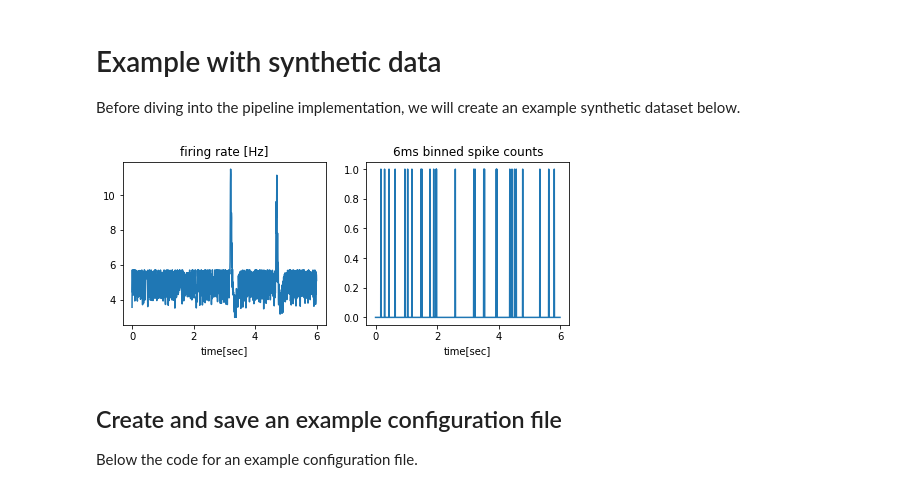
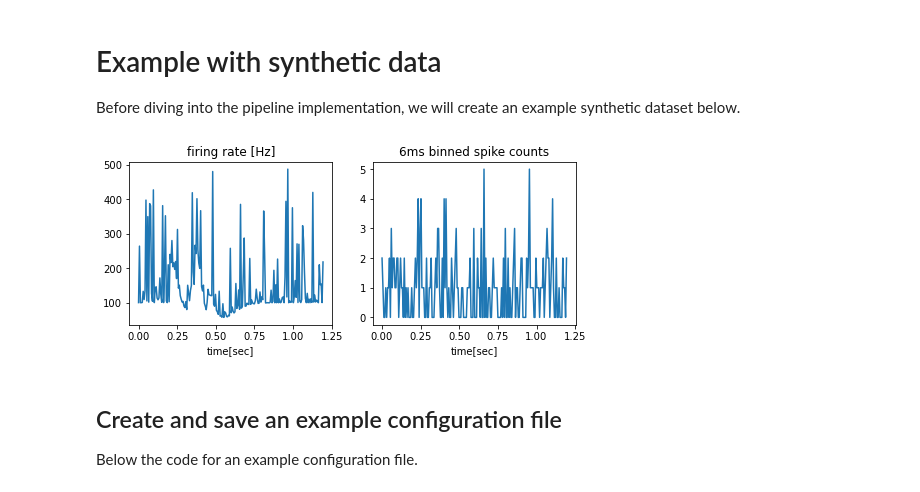
Before and after one commit to BalzaniEdoardo/PGAM, a Jupyter notebook: Standardized_PGAM_Fit_with_examples.ipynb, the cells around one changed output. Cells and saved outputs as stored; diff of their text form; code cells hidden in the pictures.

Commit message:
extended the compatibility of the post proc to 2D resps

```diff
--- a/Standardized_PGAM_Fit_with_examples.ipynb
+++ b/Standardized_PGAM_Fit_with_examples.ipynb
@@ -165,19 +183,20 @@ import pandas as pd
 from post_processing import postprocess_results
 import scipy.stats as sts
 
+
 # flag if you want to save the in-silico data
 save_output = True
 
 ## inputs parameters
-num_events = 600
-time_points = 10 ** 5  # 10 mins at 0.006 second resolution
-rate = 5. * 0.006  # Hz rate of the final kernel
+num_events = 50
+time_points = int(0.5 * 10 ** 4)  # 30 sec at 0.006 second resolution
+rate = 150. * 0.006  # Hz rate of the final kernel
 variance = 5.  # variance of input (modeled to be Gaussian)
 int_knots_num = 20  # num of internal knots for the spline basis
 order = 4  # spline order
 
 ## trial_ids: numpy.array of dim T, trial ids associated to each time point, assume 200 trials
-trial_ids = np.repeat(np.arange(200),time_points//200)
+trial_ids = np.repeat(np.arange(2), time_points // 2)
 
 ## create event (temporal) input
 idx = np.random.choice(np.arange(time_points), num_events, replace=False)
@@ -185,96 +204,93 @@ events = np.zeros(time_points)
 events[idx] = 1
 
 ## create continous (spatial) variables (spatial_var will drive the neuron, nuisance_var will not drive the neuron)
-cov = np.array([[1, 0.5],[0.5,1]])
-rv = sts.multivariate_normal(mean=[0, 0], cov= variance * cov)
+cov = np.array([[1, 0.], [0., 1]])
+rv = sts.multivariate_normal(mean=[0, 0], cov=variance * cov)
 samp = rv.rvs(time_points)
 spatial_var_x = samp[:, 0]
-spatial_var_y = np.random.normal(size=time_points)
+spatial_var_y = np.sqrt(5)*np.random.normal(size=time_points)
 nuisance_var = samp[:, 1]
 
 # truncate inputs to avoid jumps in the resp function
 sele_idx = (np.abs(spatial_var_x) < 5) & (np.abs(spatial_var_y) < 5)
-spatial_var_x = spatial_var[sele_idx]
+spatial_var_x = spatial_var_x[sele_idx]
+spatial_var_y = spatial_var_y[sele_idx]
+
 nuisance_var = nuisance_var[sele_idx]
-sele_idx = np.abs(spatial_var_x) < 5
-while (spatial_var_x.shape[0] < time_points) or\
+while (spatial_var_x.shape[0] < time_points) or \
         (spatial_var_y.shape[0] < time_points):
-    tmpX = rv.rvs(10 ** 4)
-    tmpY = np.random.normal(10 ** 4)
+    tmpX = rv.rvs(time_points)
+    tmpY = np.random.normal(size=time_points)
     sele_idx = (np.abs(tmpX[:, 0]) < 5) & (np.abs(tmpY) < 5)
     tmpX = tmpX[sele_idx, :]
-    tmpY = tmpY[sele_idx, :]
+    tmpY = tmpY[sele_idx]
     spatial_var_x = np.hstack((spatial_var_x, tmpX[:, 0]))
     nuisance_var = np.hstack((nuisance_var, tmpX[:, 1]))
-    spatial_var_y = np.hstack((spatial_var_y, tmpY[:, 0]))
+    spatial_var_y = np.hstack((spatial_var_y, tmpY))
 
-    spatial_var_x = spatial_var[:time_points]
-    spatial_var_y = spatial_var[:time_points]
+    spatial_var_x = spatial_var_x[:time_points]
+    spatial_var_y = spatial_var_y[:time_points]
     nuisance_var = nuisance_var[:time_points]
 
 # create a response function (for ground-truth)
-knots = np.hstack(([-5]*3, np.linspace(-5,5,8),[5]*3))
-sts.multivariate_normal(0,1,)
-# beta = np.arange(10)
-# beta = beta / np.linalg.norm(beta)
-# beta = np.hstack((beta[5:], beta[:5][::-1]))
-# resp_func = lambda x : np.dot(gdh.splineDesign(knots, x, order, der=0),beta)
+knots = np.hstack(([-5] * 3, np.linspace(-5, 5, 8), [5] * 3))
+resp_func = lambda X1,X2: sts.multivariate_normal(mean=[0,0], cov=cov).pdf(np.array([X1,X2]).T)*10.
 
-filter_used_conv = sts.gamma.pdf(np.linspace(0,20,100),a=2) - sts.gamma.pdf(np.linspace(0,20,100),a=5)
-filter_used_conv = np.hstack((np.zeros(101),filter_used_conv))*2
+filter_used_conv = sts.gamma.pdf(np.linspace(0, 20, 100), a=2) - sts.gamma.pdf(np.linspace(0, 20, 100), a=5)
+filter_used_conv = np.hstack((np.zeros(101), filter_used_conv)) * 2
 
-
-# mean of the spike counts depending on spatial_var and events
-log_mu0 = resp_func(spatial_var)
+# # mean of the spike counts depending on spatial_var and events
+log_mu0 = resp_func(spatial_var_x, spatial_var_y)
 for tr in np.unique(trial_ids):
     log_mu0[trial_ids == tr] = log_mu0[trial_ids == tr] + np.convolve(events[trial_ids == tr],
                                                                       filter_used_conv, mode='same')
 
 # adjust mean rate
-const = np.log(np.mean(np.exp(log_mu0)) / rate)
-log_mu0 = log_mu0 - const
+scale = np.log(np.mean(np.exp(log_mu0)) / rate)
+log_mu0 = log_mu0 - scale
 
 # generate spikes
 spk_counts = np.random.poisson(np.exp(log_mu0))
 
 # plot the firing rate and the spike counts generated
-plt.figure(figsize=(8,3))
+plt.figure(figsize=(8, 3))
 plt.subplot(121)
-plt.plot(np.arange(1000) * 0.006, np.exp(log_mu0)[:1000]/0.006)
+plt.plot(np.arange(200) * 0.006, np.exp(log_mu0)[:200] / 0.006)
 plt.title('firing rate [Hz]')
 plt.xlabel('time[sec]')
 
 plt.subplot(122)
-plt.plot(np.arange(1000) * 0.006, spk_counts[:1000])
+plt.plot(np.arange(200) * 0.006, spk_counts[:200])
 plt.title('6ms binned spike counts')
 plt.xlabel('time[sec]')
 
 ### save the inputs in the standard formats
 
 ## counts: numpy.array of dim (T x N), where T is the total number of time points, N is the number of neurons
-spk_counts = spk_counts.reshape(-1,1) # population of a single neuron
+spk_counts = spk_counts.reshape(-1, 1)  # population of a single neuron
 
 ## variables: numpy.array of dim (T x M), T as above, M the number of task variables
-variables = np.zeros((spk_counts.shape[0],3))
-variables[:, 0] = spatial_var
-variables[:, 1] = nuisance_var
-variables[:, 2] = events
+variables = np.zeros((spk_counts.shape[0], 4))
+variables[:, 0] = spatial_var_x
+variables[:, 1] = spatial_var_y
+variables[:, 2] = nuisance_var
+variables[:, 3] = events
 
 ## variable_names: numpy.array of strings of dimension M, name of each covariate in 'variables'
-variable_names = ['spatial_1', 'spatial_2', 'events']
+variable_names = ['spatial_x','spatial_y', 'spatial_nuis', 'events']
 
 ## neu_names: numpy.array of strings of dimension N, label uniquely identifying the neurons in 'counts'
 neu_names = ['neuron_A']
 
 ## neu_info: dict, *optional neu_info[neu_names[k]]: dict, info about the k-th neuron, 𝑘=0,…,𝑁-1.
 ## keys are the information label.
-neu_info = {'neuron_A': {'unit_type':'SUA', 'area':'dlPFC'}}
-
+neu_info = {'neuron_A': {'unit_type': 'SUA', 'area': 'dlPFC'}}
 if save_output:
-    np.savez('example_data.npz', counts=spk_counts.reshape(-1,1), variables=variables,variable_names=variable_names,
-        neu_names=neu_names, neu_info=neu_info, trial_ids=trial_ids)
+    np.savez('example_data_2D.npz', counts=spk_counts, variables=variables,
+             variable_names=variable_names,
+            neu_names=neu_names, neu_info=neu_info, trial_ids=trial_ids)
 # %% [output]
-[figure, old version]
+[figure, new version]
 # %% [markdown]
 ## Create and save an example configuration file <a name="create-and-save-conf"></a>
 
```
Also changed, not shown: parts of 5 cells of this notebook, 1 other file.
